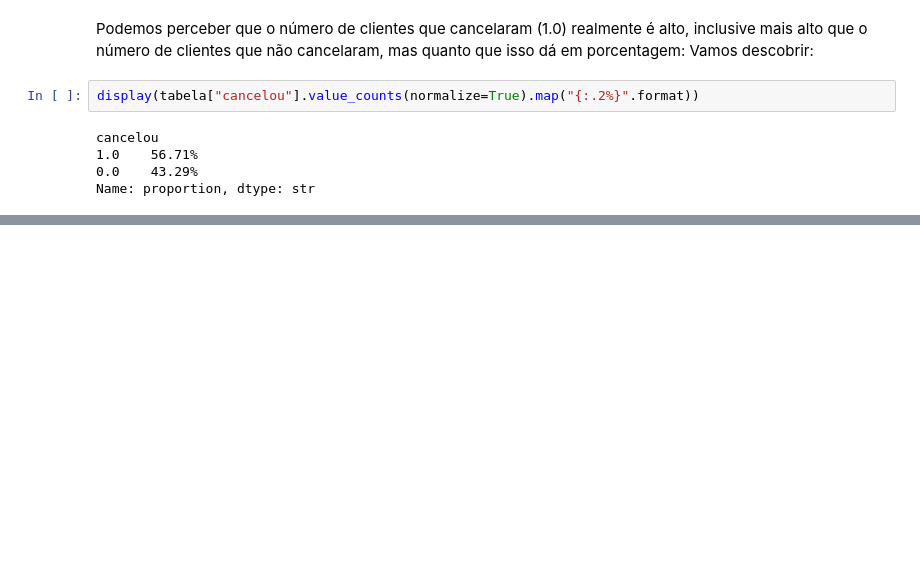
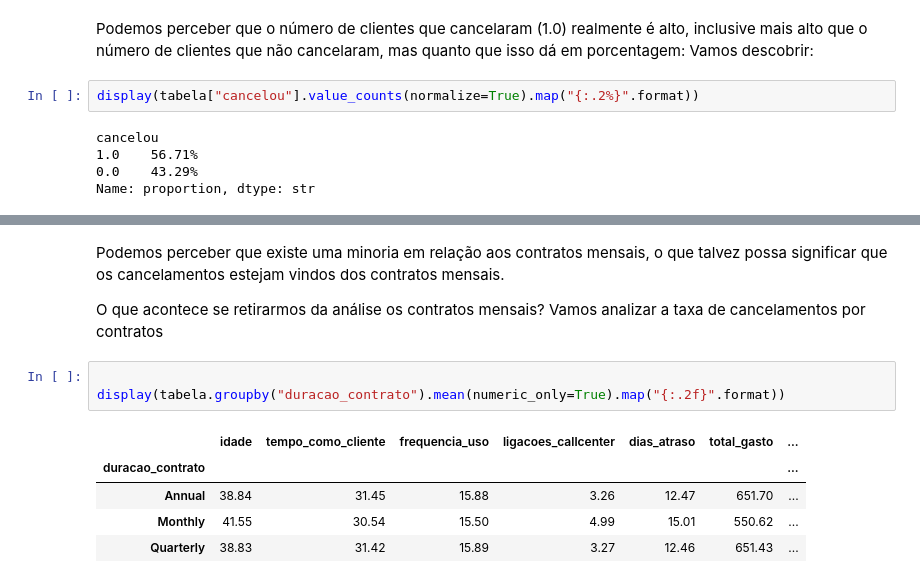
Before and after one commit to gilder-jacomini/desenvolvedor_python_qua.544.003, a Jupyter notebook: Parte06-Notebooks/03_cancelamentos/cancelamentos.ipynb, the cells around one changed output, grey strips where cells are left out. Drawn from its saved outputs; the diff is of its cells as text; blank space fills up the shorter version.

```diff
--- a/Parte06-Notebooks/03_cancelamentos/cancelamentos.ipynb
+++ b/Parte06-Notebooks/03_cancelamentos/cancelamentos.ipynb
@@ -119,0 +137,13 @@ Name: proportion, dtype: str
+# %% [markdown]
+Podemos perceber que existe uma minoria em relação aos contratos mensais, o que talvez possa significar que os cancelamentos estejam vindos dos contratos mensais.
+
+O que acontece se retirarmos da análise os contratos mensais? Vamos analizar a taxa de cancelamentos por contratos
+# %%
+
+display(tabela.groupby("duracao_contrato").mean(numeric_only=True).map("{:.2f}".format))
+# %% [output]
+|  | idade | tempo_como_cliente | frequencia_uso | ligacoes_callcenter | dias_atraso | total_gasto | ... |
+| duracao_contrato |  |  |  |  |  |  | ... |
+| Annual | 38.84 | 31.45 | 15.88 | 3.26 | 12.47 | 651.70 | ... |
+| Monthly | 41.55 | 30.54 | 15.50 | 4.99 | 15.01 | 550.62 | ... |
+| Quarterly | 38.83 | 31.42 | 15.89 | 3.27 | 12.46 | 651.43 | ... |
```
Also changed, not shown: parts of 8 cells of this notebook, 1 other file.
